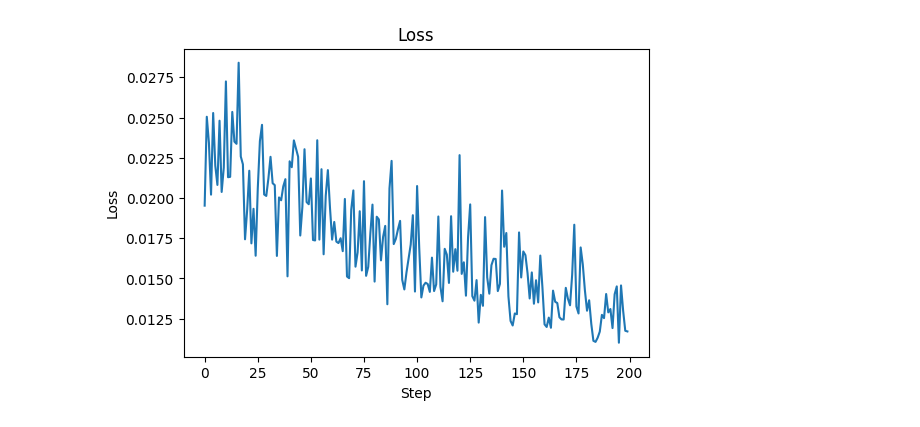
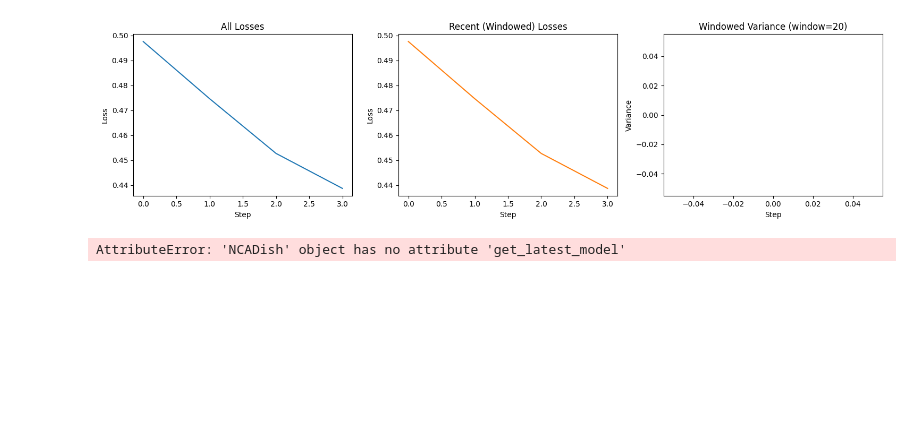
Before and after one commit to ichko/ncpu, a Jupyter notebook: notebooks/learn_pattern.ipynb, the cells around one changed output. Cells and saved outputs as stored; diff of their text form; code cells hidden in the pictures; blank space fills up the shorter version.

```diff
--- a/notebooks/learn_pattern.ipynb
+++ b/notebooks/learn_pattern.ipynb
@@ -40,30 +40,68 @@ seed = make_seed(28,28)
 
 board = model.seed(seed)
 target = model.target(target)
-# %%
-def plot_loss(losses):
-    clear_output(wait=True)  # clear the previous plot
-    plt.figure(figsize=(6,4))
-    plt.plot(losses[-200:])
-    plt.title("Loss")
-    plt.xlabel("Step")
-    plt.ylabel("Loss")
-    plt.show()
-
-testable_model, avg_loss = model.grow(
-    env=adapt_env,
-    epochs=5000,
-    learnign_rate=0.0005,
-    pool_size=1024,
-    loss_callback=plot_loss,
-)
-# %% [output]
-[figure, removed]
+# %%
+def plot_loss(losses):
+    clear_output(wait=True)  # clear the previous plot
+    window_size = 20
+
+    # Compute moving variance over sliding windows
+
+    variance = [np.var(losses[n:n+window_size] - np.min(losses[n:n+window_size])/(np.max(losses[n:n+window_size]) - np.min(losses[n:n+window_size]))) for n in range(len(losses) - window_size)]
+
+    # Create figure and subplots
+    plt.figure(figsize=(15, 4))
+
+    # --- 1. All losses ---
+    plt.subplot(1, 3, 1)
+    plt.plot(losses, color='tab:blue')
+    plt.title("All Losses")
+    plt.xlabel("Step")
+    plt.ylabel("Loss")
+
+    # --- 2. Windowed (recent) losses ---
+    plt.subplot(1, 3, 2)
+    plt.plot(losses[-200:], color='tab:orange')
+    plt.title("Recent (Windowed) Losses")
+    plt.xlabel("Step")
+    plt.ylabel("Loss")
+
+    # --- 3. Variance over windows ---
+    plt.subplot(1, 3, 3)
+    plt.plot(variance, color='tab:green')
+    plt.title(f"Windowed Variance (window={window_size})")
+    plt.xlabel("Step")
+    plt.ylabel("Variance")
+
+    plt.tight_layout()
+    plt.show()
+# %%
+testable_model, avg_loss = model.grow(
+    env=adapt_env,
+    epochs=2500,
+    learnign_rate=0.0002,
+    pool_size=1024,
+    loss_callback=plot_loss,
+)
+# %% [output]
+[figure, added]
 # %%
-
+testable_model = model.get_latest_model()
 frames = []
 for n in range(96*3):
     # Example: list of frames (NumPy arrays)
     frame = testable_model(board)
     frame_np = frame[0,...].permute(1, 2, 0).cpu().detach().numpy()  # (H, W, C)
     frame_np = (frame_np[..., :4] * 255).astype(np.uint8)
+
+    # Clear previous output and draw new frame
+    clear_output(wait=True)
+    plt.figure(figsize=(4, 4))
+    plt.imshow(frame_np, cmap='plasma')
+    plt.title(f"Step {n}")
+    plt.axis('off')
+    plt.show()
+
+    time.sleep(0.05)  # control playback speed (~20 FPS)
+# %% [output]
+AttributeError: 'NCADish' object has no attribute 'get_latest_model'
```
Also changed, not shown: 4 other files.
